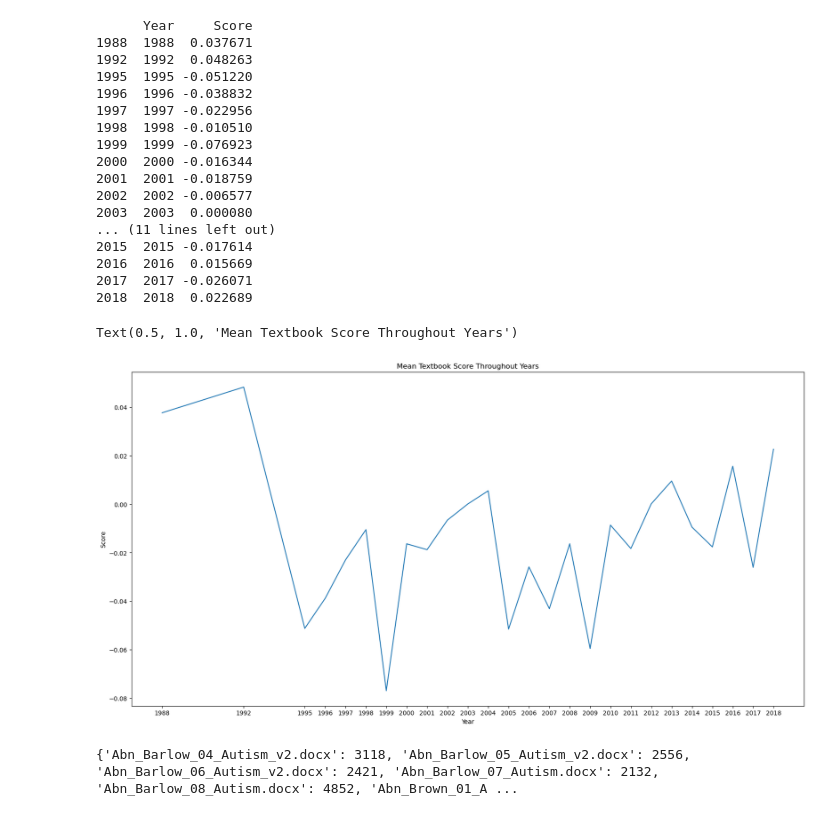
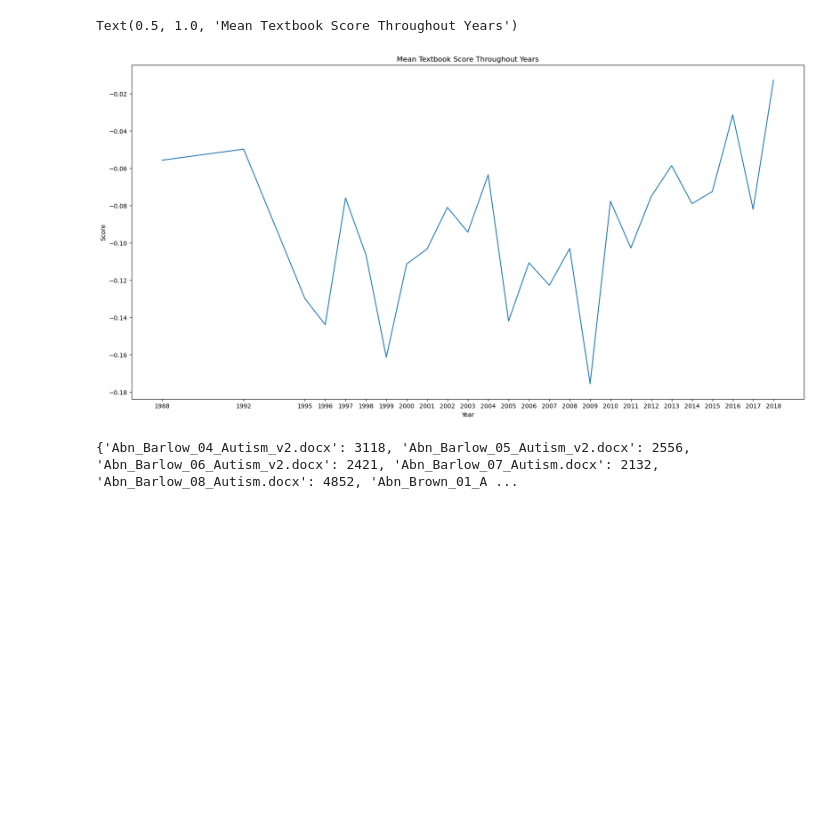
Before and after one commit to maksiaev/GitHub_DMP, a Jupyter notebook: Results/Results_Analysis_Sentiwords.ipynb, the cells around one changed output. Drawn from its saved outputs; the diff is of its cells as text; code cells hidden in the pictures; blank space fills up the shorter version.

Commit message:
Analysis Rerun
Added autism/autistic/aspergers to stopwords list and actually removed those words from analysis

```diff
--- a/Results/Results_Analysis_Sentiwords.ipynb
+++ b/Results/Results_Analysis_Sentiwords.ipynb
@@ -26,7 +26,7 @@ os.chdir(results_dir)
 # Getting the data frame
 
 results_clean = []
-df = pd.read_csv("sentiments_sentiwords_1_18_2023.csv", low_memory=False)
+df = pd.read_csv("sentiments_sentiwords_2_15_2024.csv", low_memory=False)
 print(df)
 df = df.sort_values("Textbook")
 
@@ -297,7 +255,7 @@ year_df = df
 
 # There is a better way to get dates...
 
-textbook_dir = r"C:\Users\maksi\Documents\UVA\Research\DMP\Textbook_Dump"
+textbook_dir = r"C:\Users\maksi\Documents\UVA\Research\DMP\Textbook_Dump_Autism"
 
 textbooks = os.listdir(textbook_dir)
 
@@ -314,16 +272,13 @@ def getText(filename):
 # Dictionary filled with years for all the books
 book_years = {}
 for book in textbooks:
-#     print(book)
     total_text = getText(book)
     titles = total_text[1]
     no_parentheses = titles[1:len(titles)-1]
     year = no_parentheses.split(",")[1]
-#     print(year)
     year = int(year)
     book_years[book] = year
 
-# print(book_years)
 
 # Overall mean for each year, for all textbooks
 
@@ -345,58 +300,35 @@ for year in years:
         if book_years[book] == year:
             books.append(book)
     year_textbooks[year] = books
 
-# print(year_textbooks)
 
 # Find mean of the books in each year
 
-# print(year_df)
 year_scores = {}
 for year in year_textbooks:
     book_list = year_textbooks[year]
     scores = []
     for book in book_list:
         # Find the book in the df
         string_to_query = "Textbook=='" + book + "'"
         score = year_df.query(string_to_query)["Score"]
         scores.append(float(score.iloc[0]))
     average = mean(scores)
     year_scores[year] = [year, average]
 
-# print(year_scores)
-
 # Graph it
 
 graphing_years = pd.DataFrame.from_dict(year_scores, orient="index", columns=["Year", "Score"])
 # graphing_years = graphing_years.reset_index()
-
-print(graphing_years)
 
 fig, ax = plt.subplots(figsize=(20, 10))
 
 sns.lineplot(ax = ax, x="Year", y="Score", data=graphing_years)
 ax.set_xticks(graphing_years["Year"])
 ax.set_title("Mean Textbook Score Throughout Years")
 # %% [output]
-      Year     Score
-1988  1988  0.037671
-1992  1992  0.048263
-1995  1995 -0.051220
-1996  1996 -0.038832
-1997  1997 -0.022956
-1998  1998 -0.010510
-1999  1999 -0.076923
-2000  2000 -0.016344
-2001  2001 -0.018759
-2002  2002 -0.006577
-2003  2003  0.000080
-... (11 lines left out)
-2015  2015 -0.017614
-2016  2016  0.015669
-2017  2017 -0.026071
-2018  2018  0.022689
+Text(0.5, 1.0, 'Mean Textbook Score Throughout Years')
-Text(0.5, 1.0, 'Mean Textbook Score Throughout Years')
-[figure, old version]
+[figure, new version]
 # %%
 # Does length of passage matter?
 
```
Also changed, not shown: parts of 9 cells of this notebook, 11 other files.
